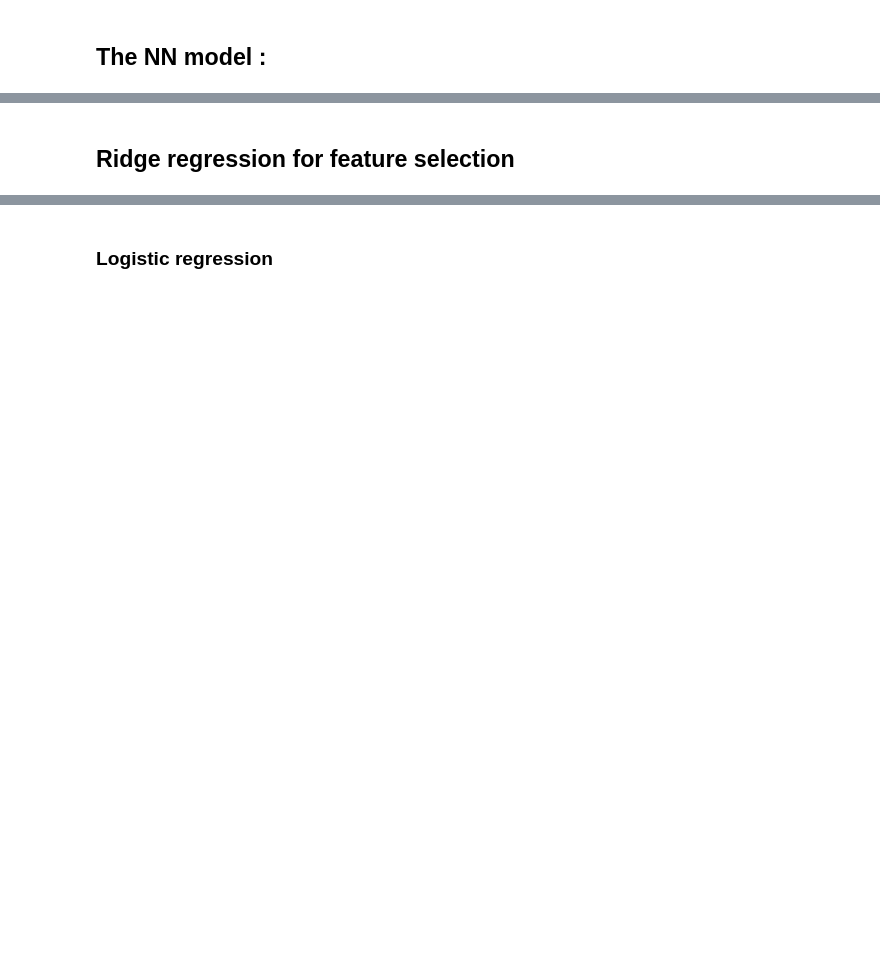
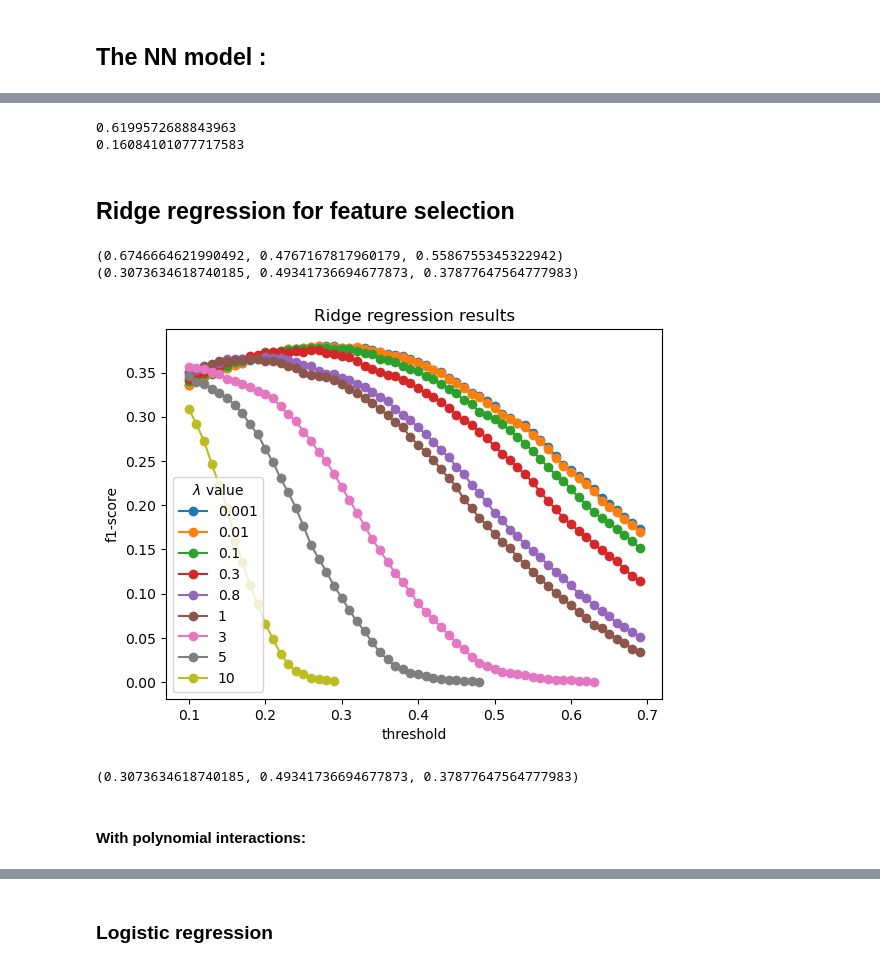
Before and after one commit to epfml/ml-project-1-whai, a Jupyter notebook: preprocessing.ipynb, the cells around one changed output, grey strips where cells are left out. Cells and saved outputs as stored; diff of their text form; code cells hidden in the pictures; blank space fills up the shorter version.

```diff
--- a/preprocessing.ipynb
+++ b/preprocessing.ipynb
@@ -217,0 +201,6 @@ x_tr_cleaned.corr()
+# %%
+threshold=0.1
+a=abs(correlations["_MICHD"])
+result=a[a>threshold]
+print(f"nb of selected features: {len(result)}")
+list(result.index)
@@ -218,3 +228,8 @@ x_tr_cleaned.corr()
+# %%
+selected_features=list(result.index)
+selected_features.remove("_MICHD")
+# %%
+x_tr_cleaned=x_tr_cleaned[selected_features].copy(deep=True)
 # %% [markdown]
 #### Split data
 # %%
@@ -264,9 +448,9 @@ y_tra1=y_tra[result_indices].copy()
 # %%
 input_size = x_tra_scaled.shape[1]
-hidden_size = 25
+hidden_size = 2*int(len(selected_features)*2/3)+1
 output_size = 1
 model = NeuralNetwork(input_size, hidden_size, output_size)
-
+#model=MultLayerNN(layer_sizes=[input_size,int(hidden_size/2),int(hidden_size/2),output_size])
 # Train the model
-model.train(x_tra_scaled1, y_tra1.reshape(-1,1), epochs=1000,batching=True,batch_size=32)
+model.train(x_tra_scaled1, y_tra1.reshape(-1,1), epochs=1000,batching=True,batch_size=16)
 # %% [output]
@@ -298,3 +510,35 @@ print(model.compute_f1_score(x_val_scaled,y_val.reshape(-1,1)))
+# %%
+print(model_poly.compute_f1_score(x_tra_poly,y_tra1.reshape(-1,1)))
+print(model_poly.compute_f1_score(x_val_poly,y_val.reshape(-1,1)))
+# %% [output]
+0.6199572688843963
+0.16084101077717583
 # %% [markdown]
 ## Ridge regression for feature selection
+# %%
+w_opt,loss=ridge_regression(y_tra1,x_tra_scaled1,lambda_=0.01)
+print(compute_scores(x_tra_scaled1,w_opt,y=y_tra1,threshold=0.3,apply_sigmoid=False))
+print(compute_scores(x_val_scaled,w_opt,y=y_val,threshold=0.29,apply_sigmoid=False))
+thr_l=np.arange(0.1,0.7,0.01)
+for lambda_ in [0.001,0.01,0.1,0.3,0.8,1,3,5,10]:
+    w_opt,loss=ridge_regression(y_tra1,x_tra_scaled1,lambda_=lambda_)
+
+    f1_scores=[compute_scores(x_val_scaled,w_opt,y_val,threshold=t,apply_sigmoid=False)[2] for t in thr_l]
+    plt.plot(thr_l,f1_scores,marker='o',label=str(lambda_))
+    plt.xlabel("threshold")
+    plt.ylabel("f1-score")
+plt.legend(title="$\\lambda$ value")
+plt.title("Ridge regression results")
+plt.show()
+# %% [output]
+(0.6746664621990492, 0.4767167817960179, 0.5586755345322942)
+(0.3073634618740185, 0.49341736694677873, 0.37877647564777983)
+[figure, added]
+# %%
+w_opt,loss=ridge_regression(y_tra1,x_tra_scaled1,lambda_=0.01)
+print(compute_scores(x_val_scaled,w_opt,y=y_val,threshold=0.29,apply_sigmoid=False))
+# %% [output]
+(0.3073634618740185, 0.49341736694677873, 0.37877647564777983)
+# %% [markdown]
+#### With polynomial interactions:
 # %%
```
Also changed, not shown: parts of 40 cells of this notebook, 6 other files.
